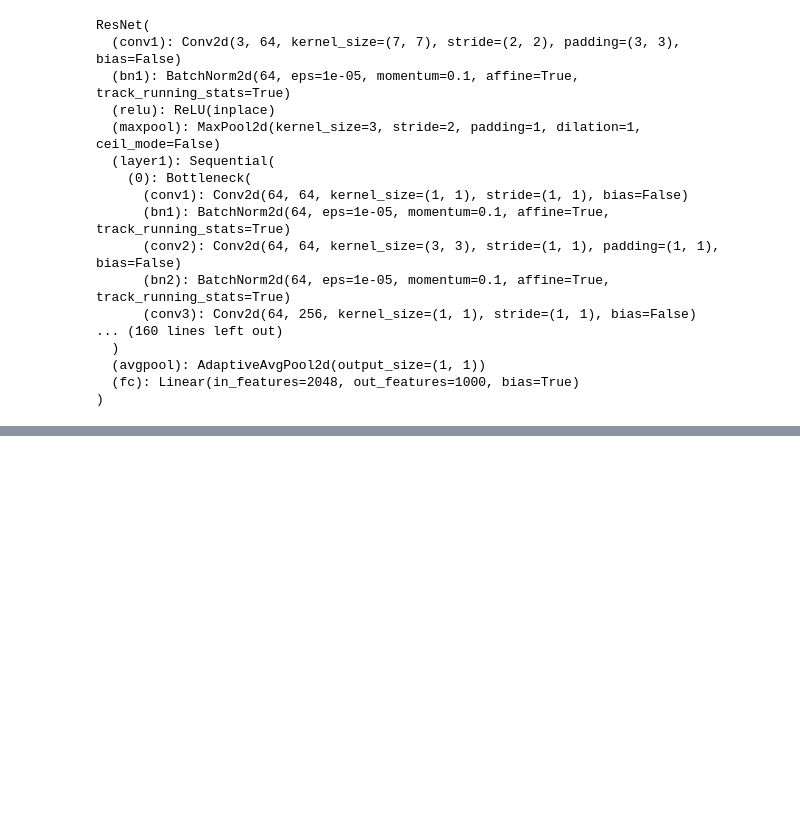
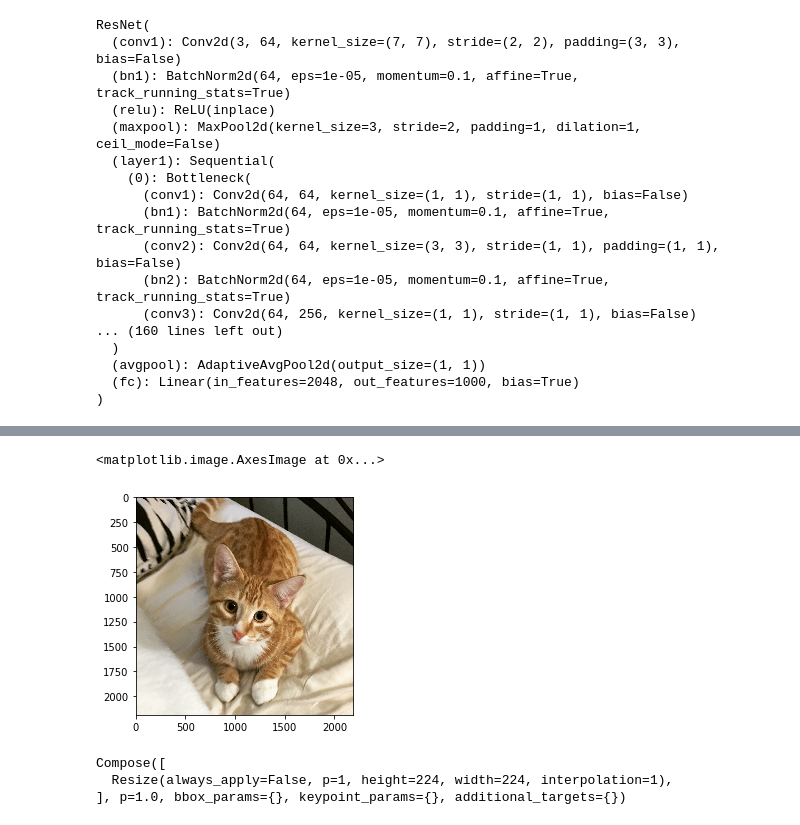
Before and after one commit to fujinara/blindness_detection, a Jupyter notebook: Model.ipynb, the cells around one changed output, grey strips where cells are left out. Cells and saved outputs as stored; diff of their text form; code cells hidden in the pictures; blank space fills up the shorter version.

```diff
--- a/Model.ipynb
+++ b/Model.ipynb
@@ -26,0 +45,16 @@ ResNet(
+# %%
+image = cv2.imread('An_up-close_picture_of_a_curious_male_domestic_shorthair_tabby_cat.jpg')
+image = cv2.cvtColor(image,cv2.COLOR_BGR2RGB)
+image = image/255.
+# %%
+plt.imshow(image)
+# %% [output]
+<matplotlib.image.AxesImage at 0x...>
+[figure, added]
+# %%
+preprocess = A.Compose([A.Resize(224,224)])
+preprocess
+# %% [output]
+Compose([
+  Resize(always_apply=False, p=1, height=224, width=224, interpolation=1),
+], p=1.0, bbox_params={}, keypoint_params={}, additional_targets={})
```
Also changed, not shown: parts of 7 cells of this notebook, 1 other file.
